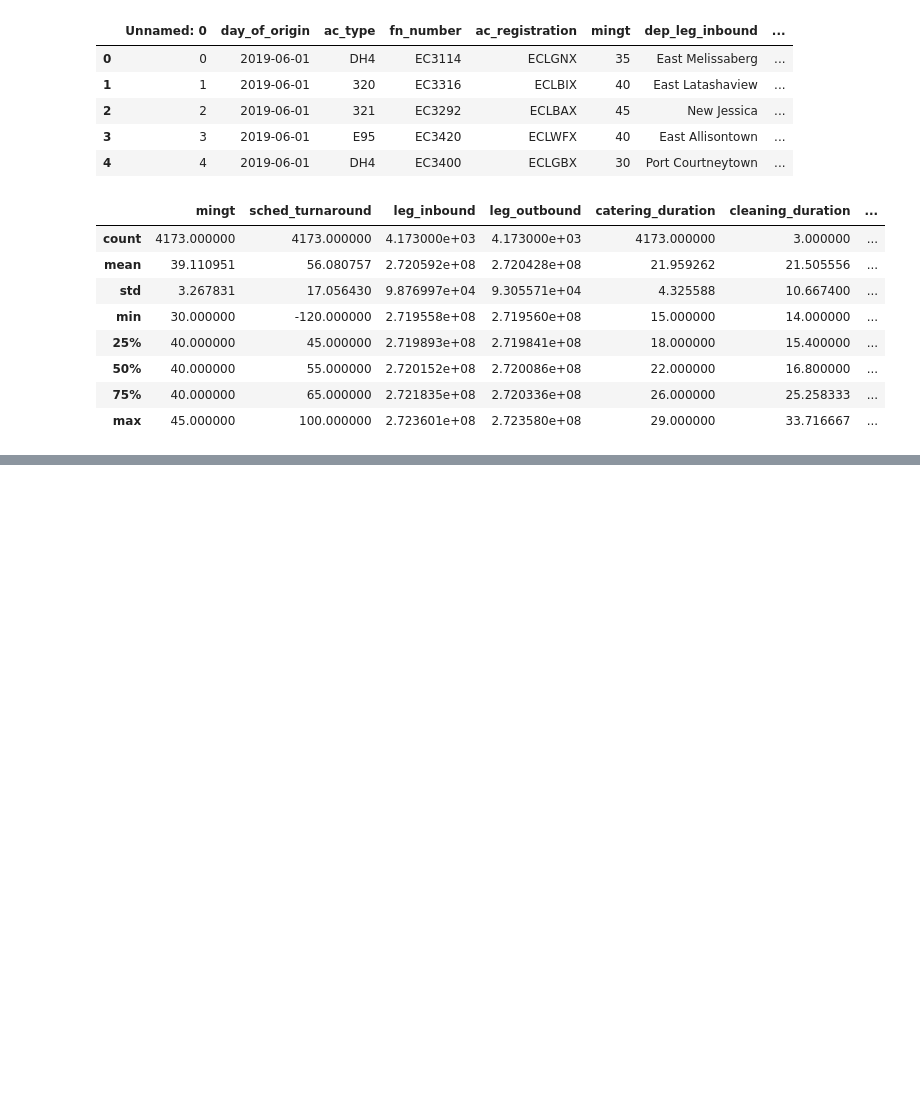
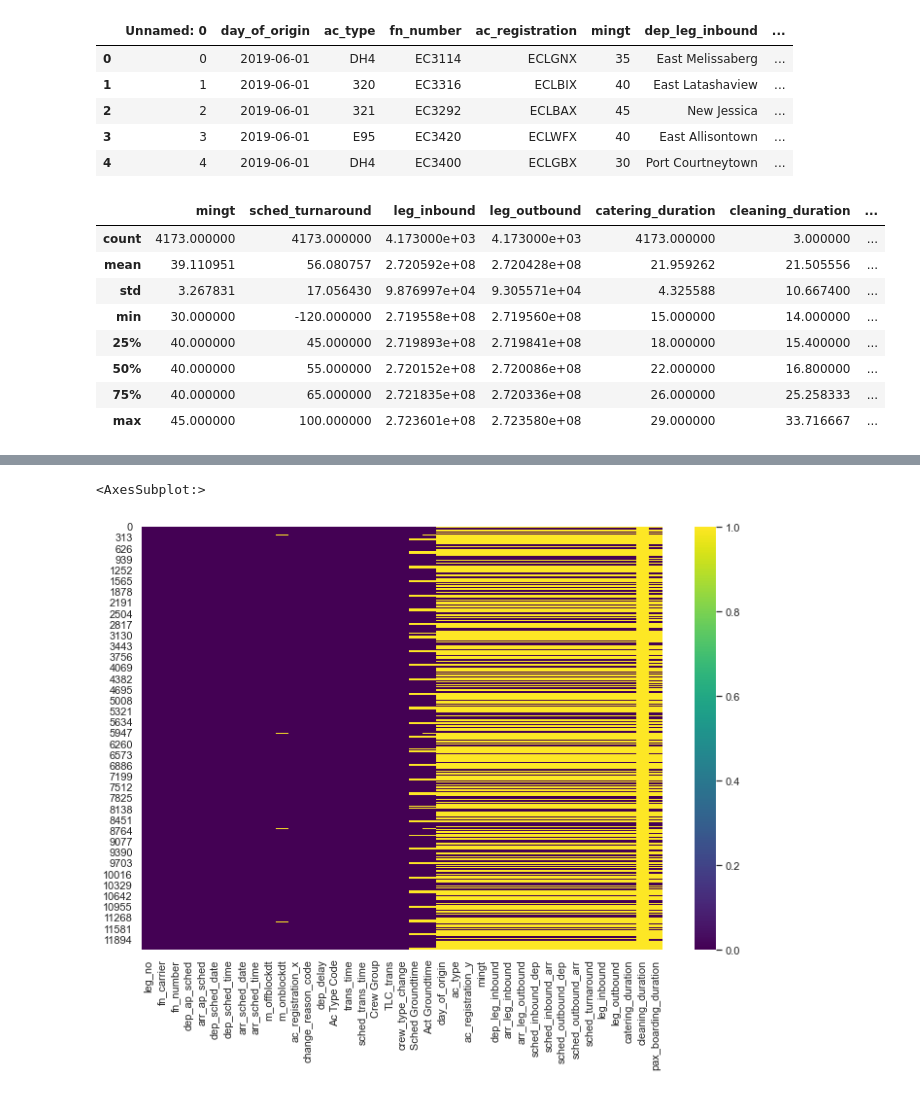
Before and after one commit to Paul1911/Delay-Prediction, a Jupyter notebook: notebooks/model_engineering.ipynb, the cells around one changed output, grey strips where cells are left out. Saved outputs shown, nothing was run; the diff lists cells and outputs as text; code cells hidden in the pictures; blank space fills up the shorter version.

```diff
--- a/notebooks/model_engineering.ipynb
+++ b/notebooks/model_engineering.ipynb
@@ -127,0 +286,4 @@ ground_info.describe()
+# %%
+
+df = pd.merge(flt_info, ground_info, left_on = ['fn_number', 'dep_sched_date'], right_on = ['fn_number','day_of_origin'], how = 'left')
+df.head()
@@ -127,0 +298,5 @@ ground_info.describe()
+# %%
+sns.heatmap(df.isna(), cmap = 'viridis' )
+# %% [output]
+<AxesSubplot:>
+[figure, added]
```
Also changed, not shown: parts of 17 cells of this notebook.
